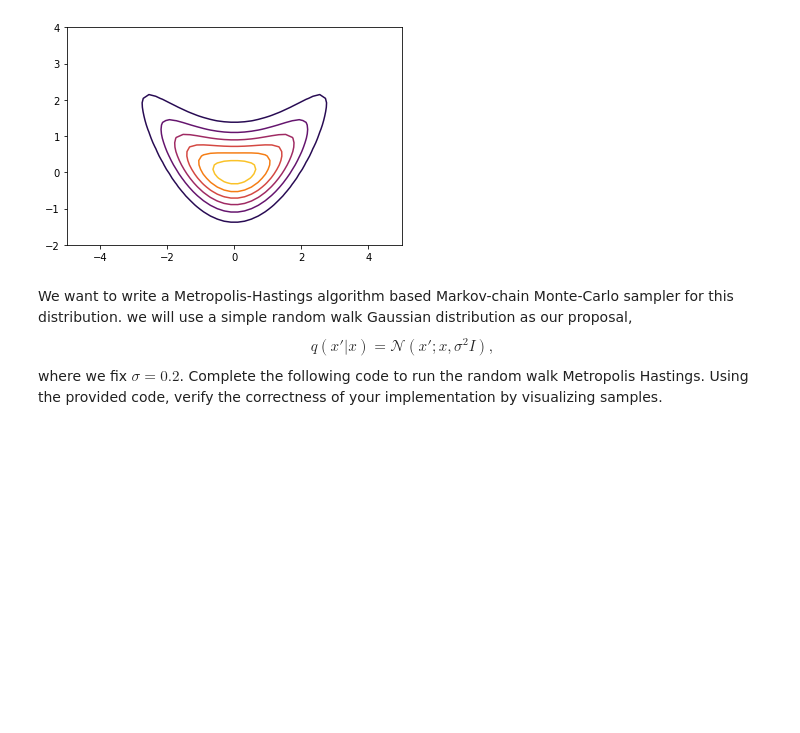
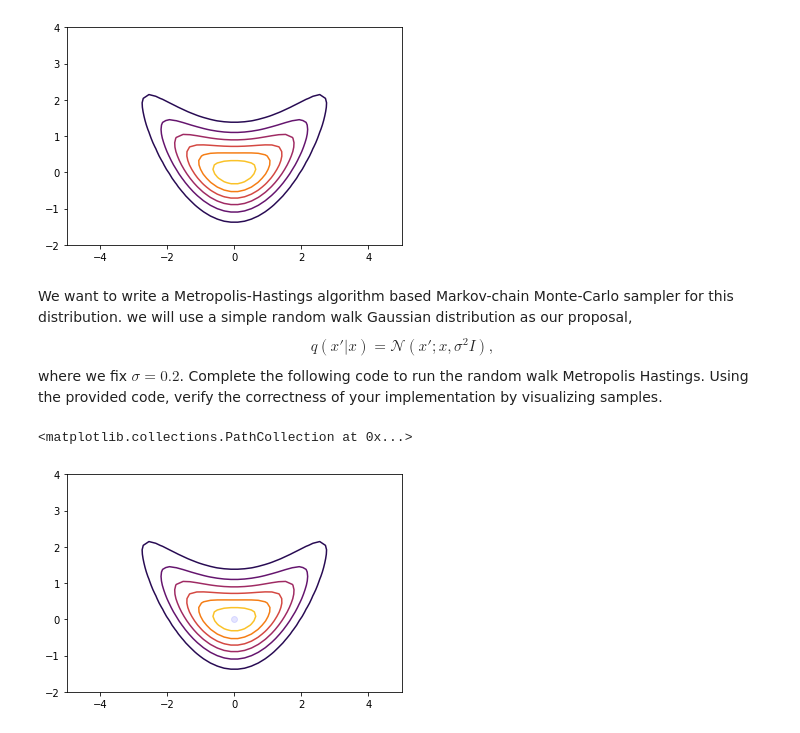
Before and after one commit to suulkyy/ai701-f21, a Jupyter notebook: Assignment #2/hw2.ipynb, the cells around one changed output. Saved outputs shown, nothing was run; the diff lists cells and outputs as text; code cells hidden in the pictures; blank space fills up the shorter version.

```diff
--- a/Assignment #2/hw2.ipynb
+++ b/Assignment #2/hw2.ipynb
@@ -289,33 +289,43 @@ where we fix $\sigma = 0.2$. Complete the following code to run the random walk
 def q_MH(x, sigma):
     ##########################################
     # put your code here
     ##########################################
     # Sample epsilon_1, epsilon_2 ~ N(0,1)
     epsilon = npr.normal(0, 1, x.size)
     # Sample x_acc ~ N(x, sigma^2*I)
     x_acc = x + sigma*epsilon
     return x_acc
 
 # run a random-walk Metropolis Hastings
 # x0: initial sample
 # num_samples: number of samples to collect
 # sigma: variance for the proposal distribution
 def RW_MH(x0, num_samples, sigma):
     ##########################################
     # put your code here
     ##########################################
-    x = x0
+    x = np.expand_dims(x0, axis=0)
     for i in range(num_samples):
+        x_i = x[-1,:]
         # Generate x_acc from q_MH
-        x_acc = q_MH(x, sigma)
+        x_acc = q_MH(x_i, sigma)
         # Compute Accptance Probability
-        Acc_Prob = log_f_tilde(
+        Acc_Prob = np.where(log_f_tilde(x_acc)/log_f_tilde(x_i) < 1, log_f_tilde(x_acc)/log_f_tilde(x_i), 1).item()
+        # Draw a uniform random number u ~ U(0,1)
+        u = npr.rand(1)
+        # Accept if u <= Acc_Prob
+        if u <= Acc_Prob: np.append(x, np.expand_dims(x_acc, axis=0), axis=0)
+        else: np.append(x, np.expand_dims(x_i, axis=0), axis=0)
+    return x
 
 # randomly initialize a chain
 x0 = 0.01*npr.randn(2)
 # collect 10000 samples from RW MH
 x = RW_MH(x0, 10000, 0.2)
 
 # visualize the samples
 plot_density(alpha=1.0)
 plt.scatter(x[:,0], x[:,1], alpha=0.1, color='b')
+# %% [output]
+<matplotlib.collections.PathCollection at 0x...>
+[figure, added]
```
Also changed, not shown: parts of 6 cells of this notebook.
